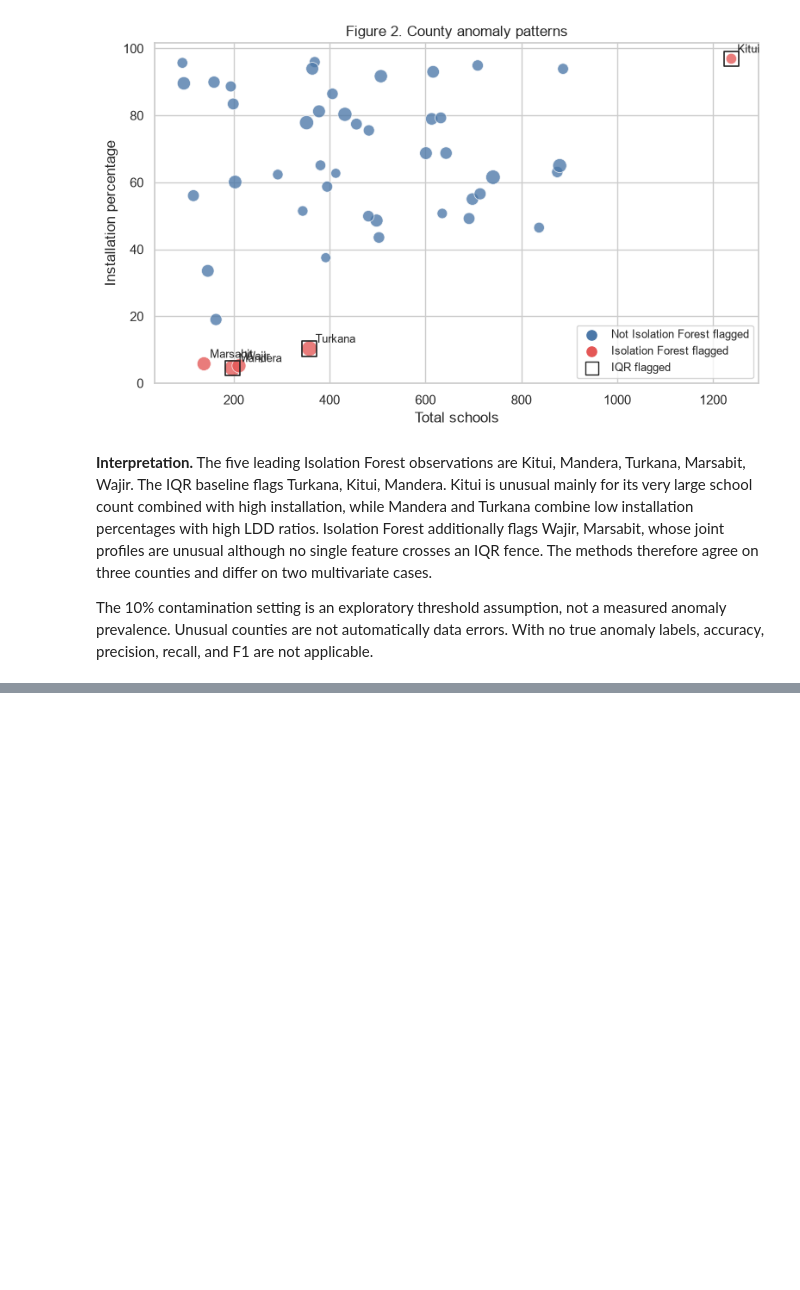
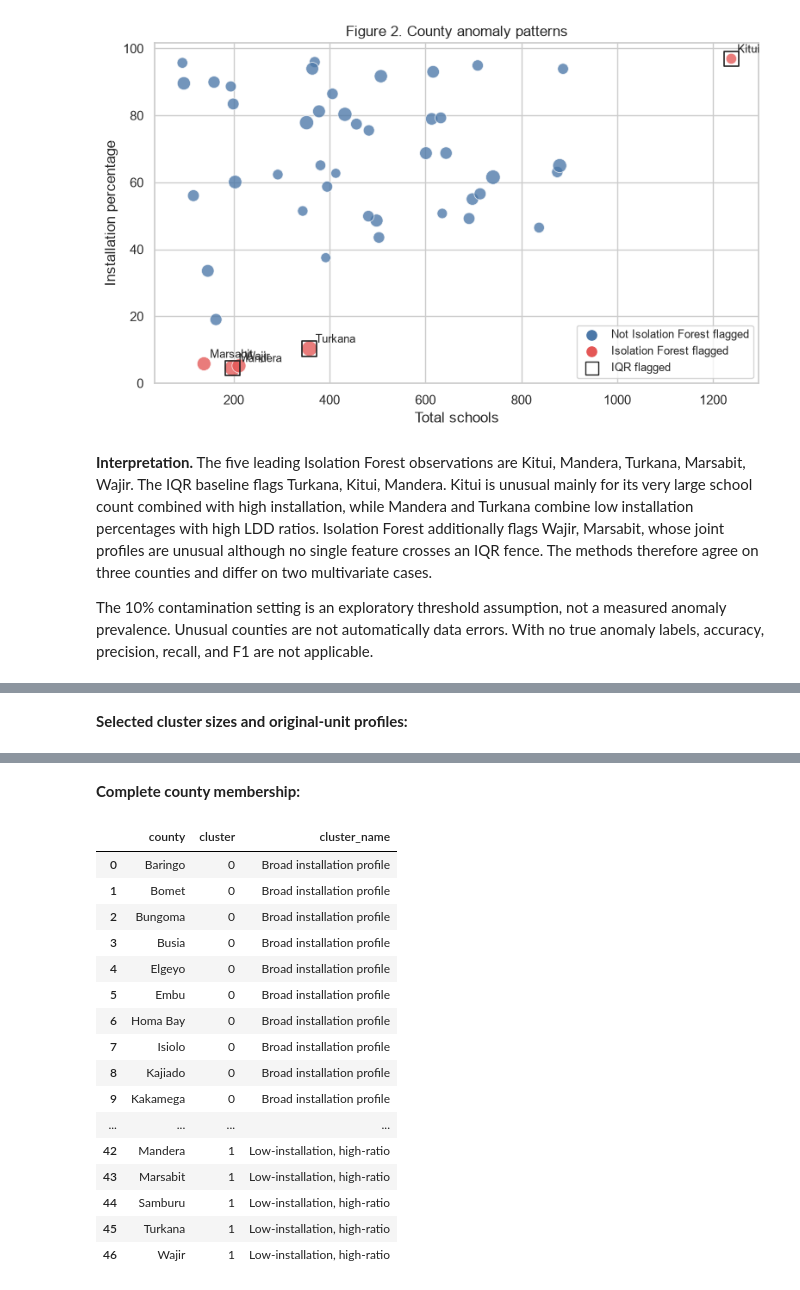
Before and after one commit to hubertnshuti/country-schools-data-analysis, a Jupyter notebook: lab2_school_analysis.ipynb, the cells around one changed output, grey strips where cells are left out. Saved outputs shown, nothing was run; the diff lists cells and outputs as text; code cells hidden in the pictures; blank space fills up the shorter version.

```diff
--- a/lab2_school_analysis.ipynb
+++ b/lab2_school_analysis.ipynb
@@ -331,0 +380,32 @@ The 10% contamination setting is an exploratory threshold assumption, not a meas
+# %%
+selected_k = 2
+selected_model = fitted_kmeans[selected_k]
+county_data["cluster"] = selected_model.labels_
+cluster_means = county_data.groupby("cluster")[feature_columns].mean()
+low_installation_cluster = cluster_means["installation_pct"].idxmin()
+cluster_name_map = {
+    cluster: ("Low-installation, high-ratio" if cluster == low_installation_cluster
+              else "Broad installation profile")
+    for cluster in cluster_means.index
+}
+county_data["cluster_name"] = county_data["cluster"].map(cluster_name_map)
+
+cluster_profiles = county_data.groupby(["cluster", "cluster_name"]).agg(
+    counties=("county", "size"),
+    mean_total_schools=("total_schools", "mean"),
+    mean_installation_pct=("installation_pct", "mean"),
+    mean_ldds_per_installed_school=("installed_ldds_per_installed_school", "mean"),
+).round(2)
+display(Markdown("**Selected cluster sizes and original-unit profiles:**"))
+display(cluster_profiles)
+
+membership = county_data[["county", "cluster", "cluster_name"]].sort_values(
+    ["cluster", "county"]
+).reset_index(drop=True)
+display(Markdown("**Complete county membership:**"))
+display(membership)
+
+assert county_data["cluster"].notna().all()
+assert len(membership) == 47
+# %% [output]
+**Selected cluster sizes and original-unit profiles:**
@@ -331,0 +416,18 @@ The 10% contamination setting is an exploratory threshold assumption, not a meas
+**Complete county membership:**
+|  | county | cluster | cluster_name |
+| 0 | Baringo | 0 | Broad installation profile |
+| 1 | Bomet | 0 | Broad installation profile |
+| 2 | Bungoma | 0 | Broad installation profile |
+| 3 | Busia | 0 | Broad installation profile |
+| 4 | Elgeyo | 0 | Broad installation profile |
+| 5 | Embu | 0 | Broad installation profile |
+| 6 | Homa Bay | 0 | Broad installation profile |
+| 7 | Isiolo | 0 | Broad installation profile |
+| 8 | Kajiado | 0 | Broad installation profile |
+| 9 | Kakamega | 0 | Broad installation profile |
+| ... | ... | ... | ... |
+| 42 | Mandera | 1 | Low-installation, high-ratio |
+| 43 | Marsabit | 1 | Low-installation, high-ratio |
+| 44 | Samburu | 1 | Low-installation, high-ratio |
+| 45 | Turkana | 1 | Low-installation, high-ratio |
+| 46 | Wajir | 1 | Low-installation, high-ratio |
```
Also changed, not shown: parts of 6 cells of this notebook.
